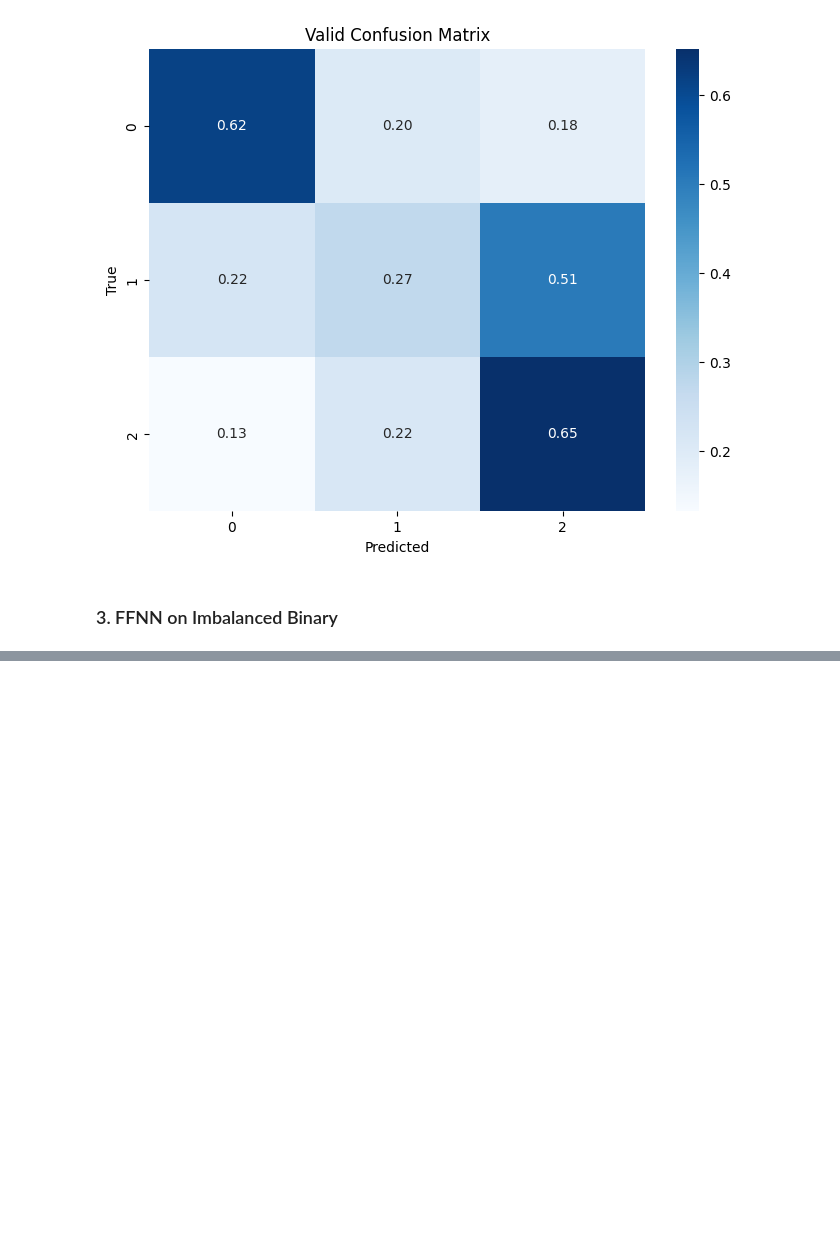
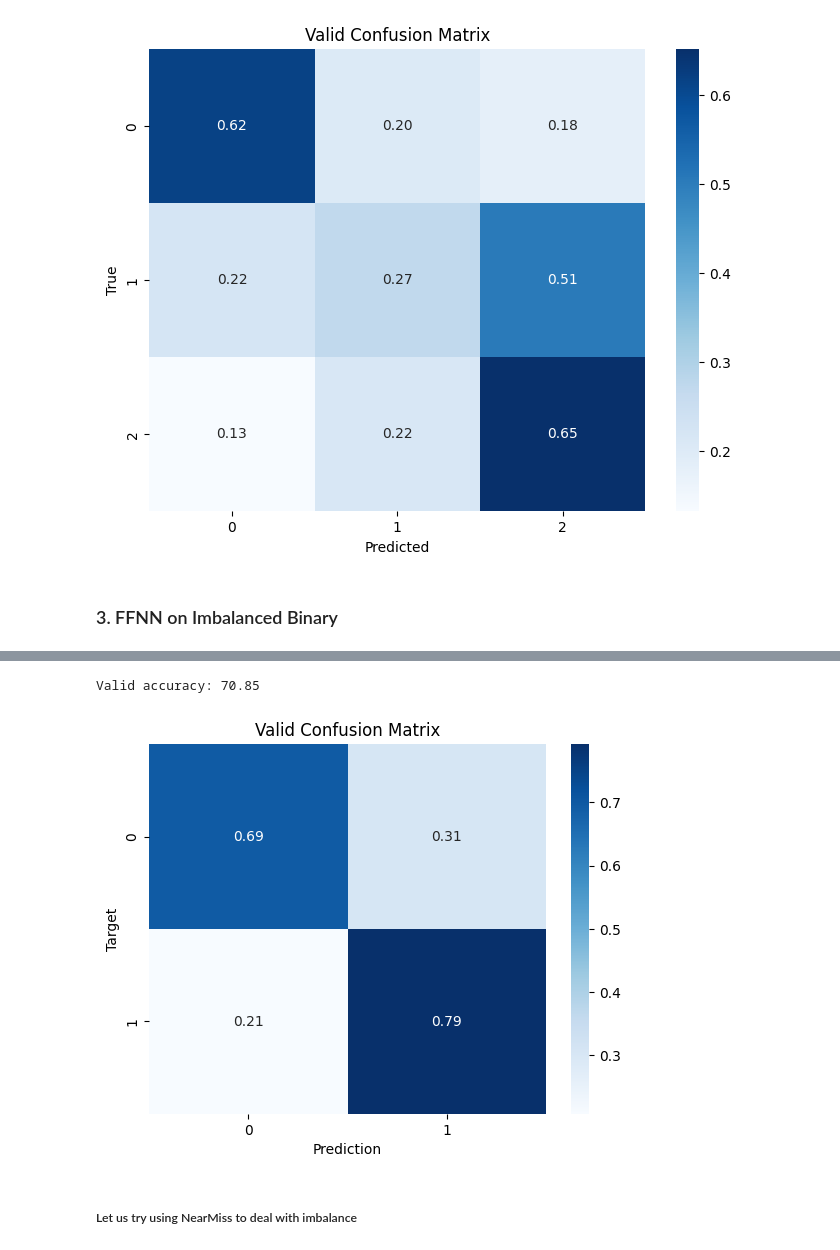
Before and after one commit to Panta-Rhei-LZ/DS-9000-Project-Data, a Jupyter notebook: Neural_Network.ipynb, the cells around one changed output, grey strips where cells are left out. Drawn from its saved outputs; the diff is of its cells as text; code cells hidden in the pictures; blank space fills up the shorter version.

```diff
--- a/Neural_Network.ipynb
+++ b/Neural_Network.ipynb
@@ -459,0 +652,13 @@ Valid accuracy: 61.51%
+# %%
+# Predict and plot on the validation data
+val_preds_binary = confusion_plot_binary(
+    model3,
+    X_test_diabetes_binary_tensor,
+    y_test_diabetes_binary,
+    'Valid'
+)
+# %% [output]
+Valid accuracy: 70.85
+[figure, added]
+# %% [markdown]
+##### Let us try using NearMiss to deal with imbalance
```
Also changed, not shown: parts of 19 cells of this notebook.
